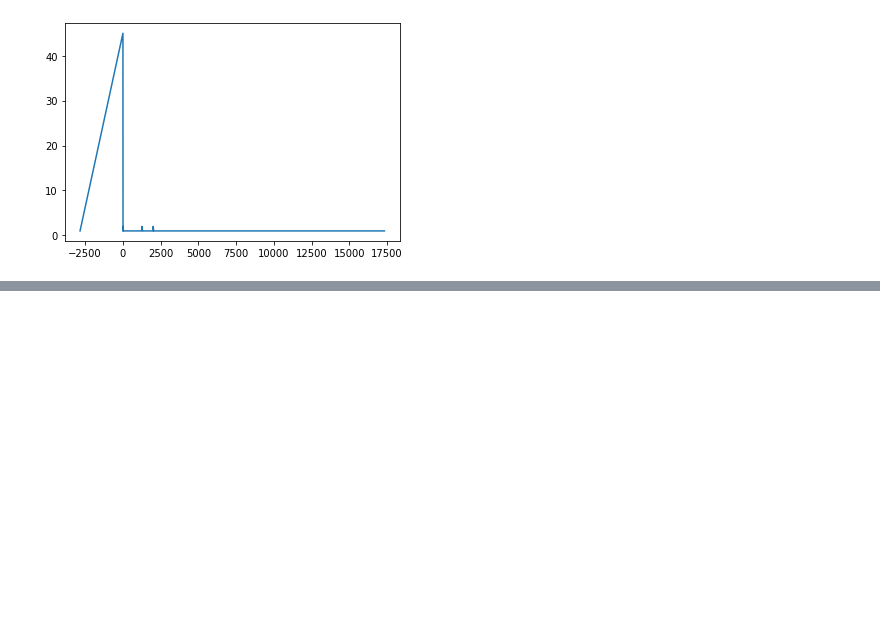
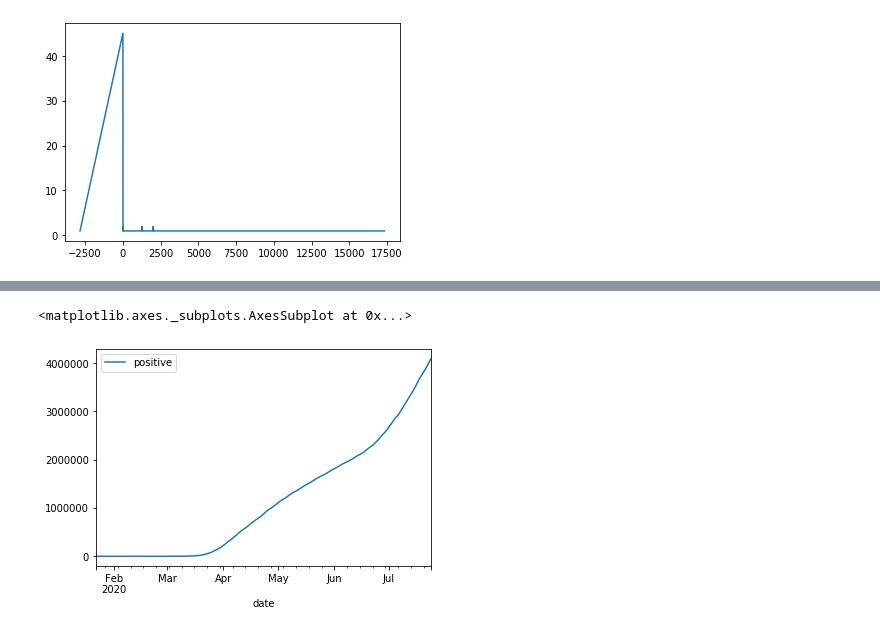
Before and after one commit to anu0012/COVID_Prediction, a Jupyter notebook: Correlation.ipynb, the cells around one changed output, grey strips where cells are left out. Saved outputs shown, nothing was run; the diff lists cells and outputs as text; code cells hidden in the pictures; blank space fills up the shorter version.

```diff
--- a/Correlation.ipynb
+++ b/Correlation.ipynb
@@ -149,3 +149,7 @@ daily_data['hospitalizedIncrease'].value_counts().sort_index().plot.line()
 # %% [output]
 <matplotlib.axes._subplots.AxesSubplot at 0x...>
 [figure]
+# %%
+copy=daily_data.copy()
+copy.head()
+copy.dtypes
@@ -151,0 +185,7 @@ daily_data['hospitalizedIncrease'].value_counts().sort_index().plot.line()
+# %%
+copy.set_index('date', inplace=True)
+copy.index = pd.to_datetime(copy.index)
+copy.plot()
+# %% [output]
+<matplotlib.axes._subplots.AxesSubplot at 0x...>
+[figure, added]
```
Also changed, not shown: parts of 13 cells of this notebook.
